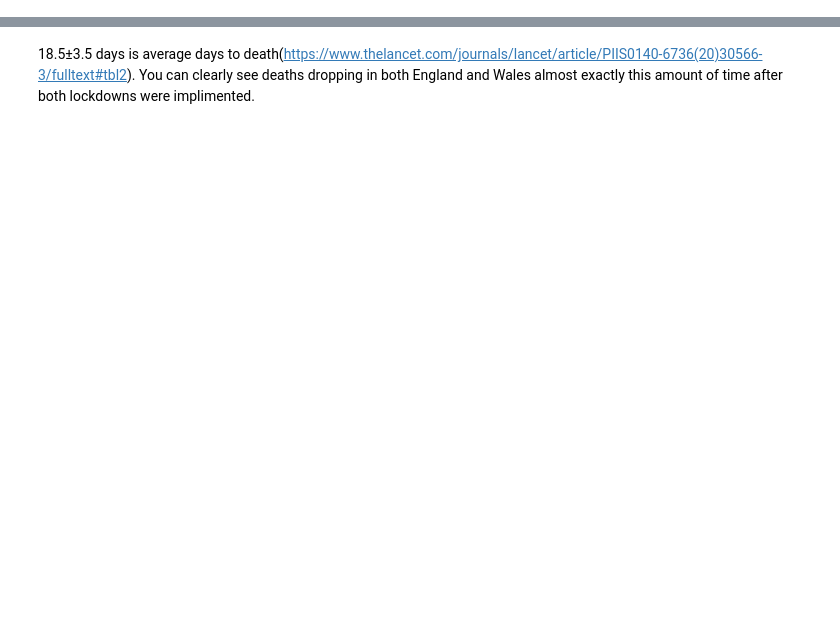
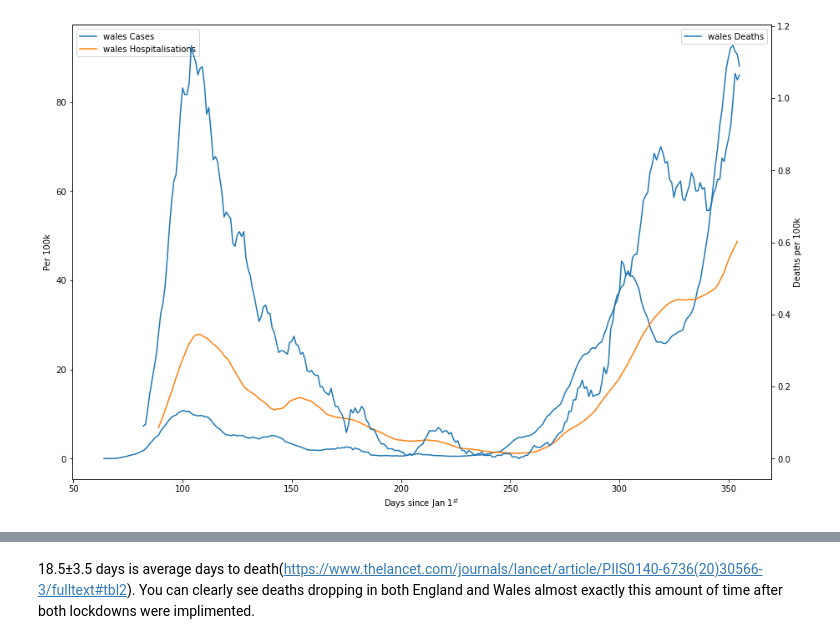
Before and after one commit to jagoosw/COVID-19-Trajectory, a Jupyter notebook: UK_Gov_Data_by_nation.ipynb, the cells around one changed output, grey strips where cells are left out. Drawn from its saved outputs; the diff is of its cells as text; code cells hidden in the pictures; blank space fills up the shorter version.

```diff
--- a/UK_Gov_Data_by_nation.ipynb
+++ b/UK_Gov_Data_by_nation.ipynb
@@ -67,0 +71,28 @@ def plot(include):
+# %%
+def plotMetrics(include,exclude=[]):
+    plt.rcParams["figure.figsize"] = (15,10)
+    fig,ax = plt.subplots()
+    ax2=ax.twinx()
+    for metric in metrics:
+        if metric not in exclude:
+            for nation in include:
+                if metric!="Deaths":
+                    ax.plot([datetime.strptime(d,'%Y-%m-%d').timetuple().tm_yday for d in dfs[metric]["date"]],dfs[metric][nation],label="%s %s"%(nation,metric))
+                else:
+                    ax2.plot([datetime.strptime(d,'%Y-%m-%d').timetuple().tm_yday for d in dfs[metric]["date"]],dfs[metric][nation],label="%s %s"%(nation,metric))#,color="red")
+    ax.set_xlabel("Days since Jan 1$^{st}$")
+    ax.set_ylabel("Per 100k")
+    ax2.set_ylabel("Deaths per 100k")
+    ax.legend()
+    ax2.legend()
+    """if "wales" in include:
+        ax.scatter(318-2,dfs["Cases"]["wales"][318-2])
+        ax2.errorbar(318+19,dfs["Deaths"]["wales"][318+19],xerr=3.5,marker="x",color="red")
+    if "england" in include:
+        #ax.scatter(333,dfs["Cases"]["england"][335-57])
+        ax2.plot([335+17,335+17],[0,1])
+        #ax2.errorbar(335+19-57,dfs["Deaths"]["england"][335+19-57],xerr=3.5,marker="x",color="red")"""
+# %%
+plotMetrics(["wales"])
+# %% [output]
+[figure, added]
```
Also changed, not shown: parts of 9 cells of this notebook, 6 other files.
